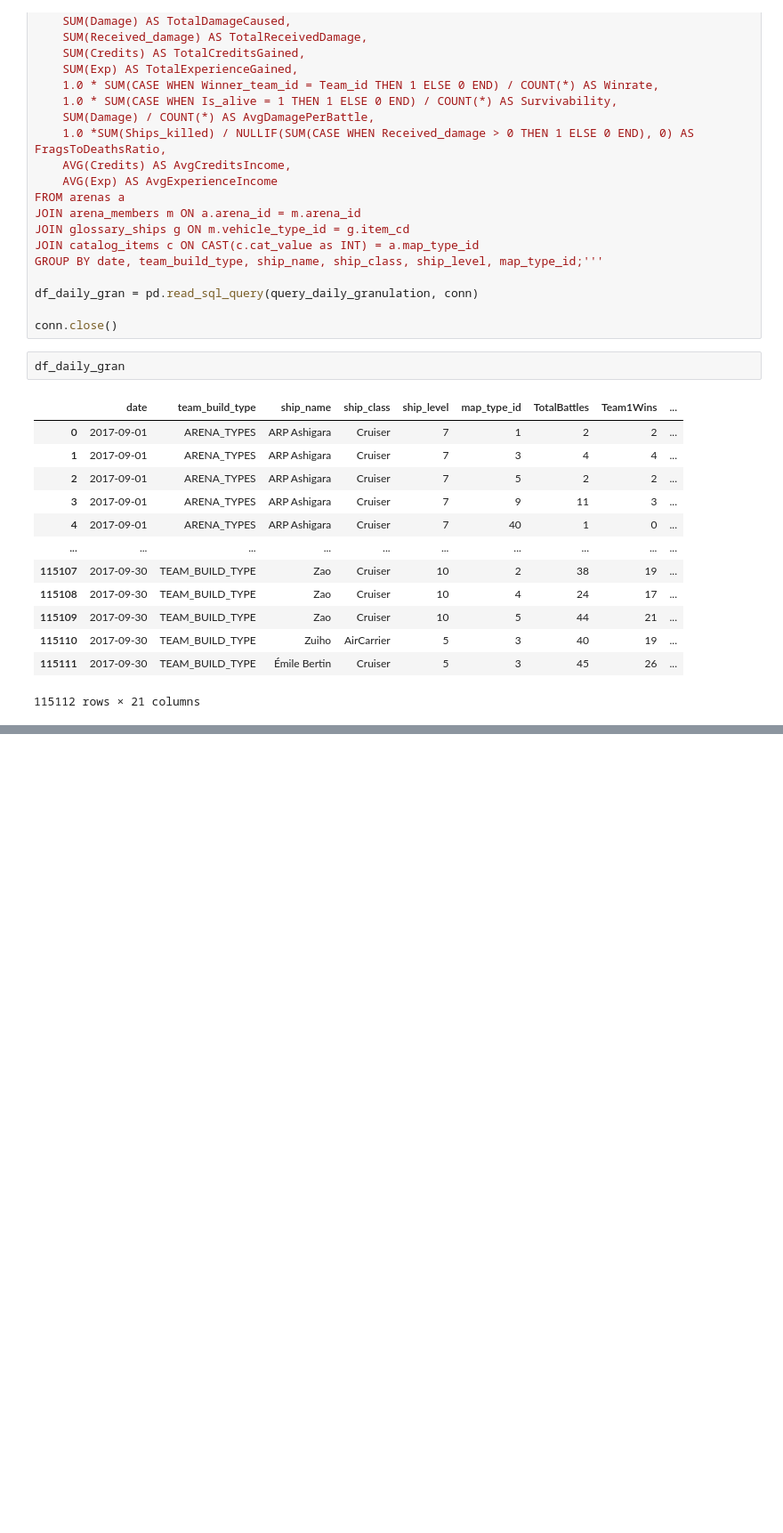
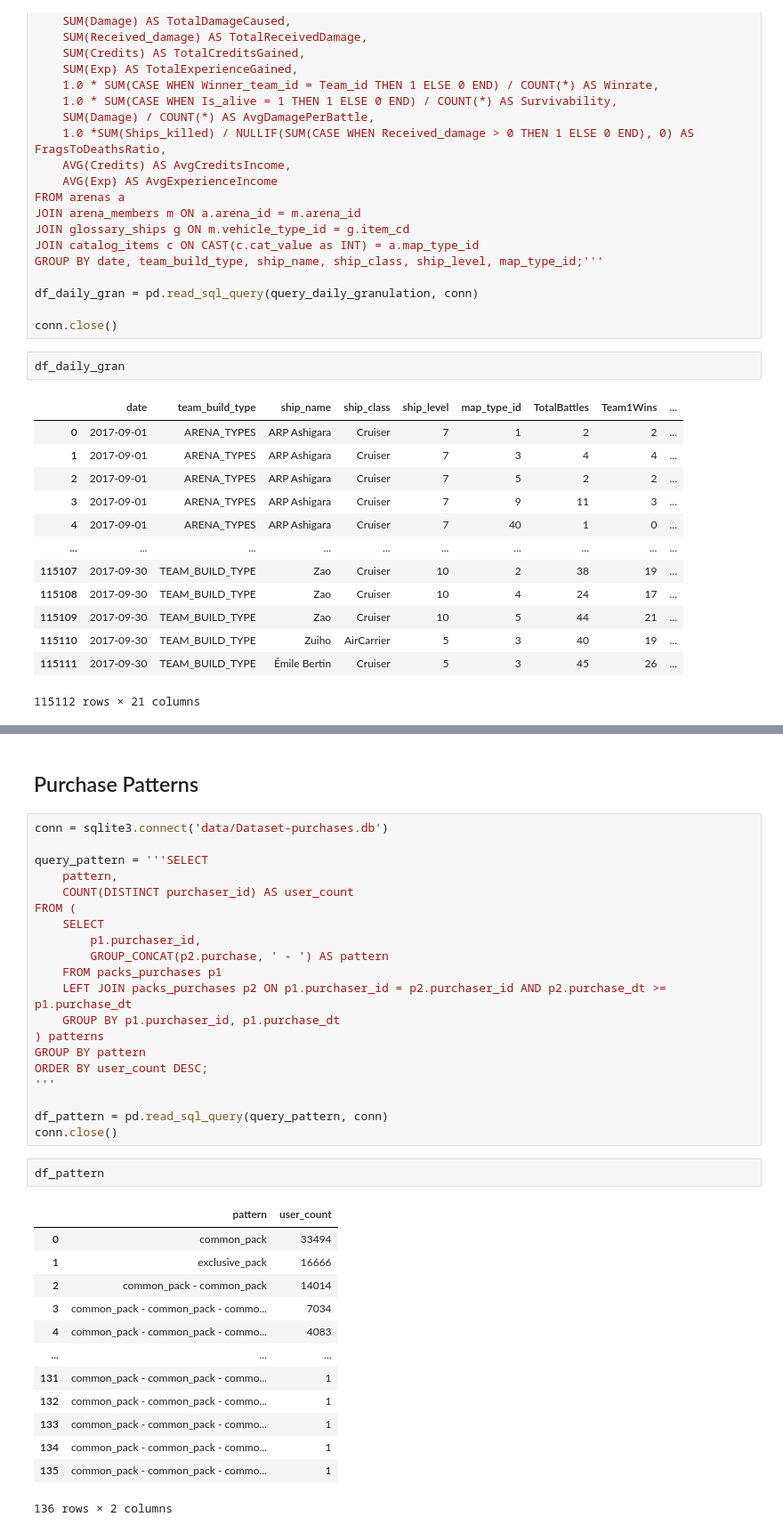
Before and after one commit to opqi/lestra_test, a Jupyter notebook: explore_data.ipynb, the cells around one changed output, grey strips where cells are left out. Shown: that part at 89% size. Saved outputs shown, nothing was run; the diff lists cells and outputs as text; blank space fills up the shorter version.

Commit message:
[add] packs purchase patterns

```diff
--- a/explore_data.ipynb
+++ b/explore_data.ipynb
@@ -145,0 +178,38 @@ df_daily_gran
+# %% [markdown]
+## Purchase Patterns
+# %%
+conn = sqlite3.connect('data/Dataset-purchases.db')
+
+query_pattern = '''SELECT
+    pattern,
+    COUNT(DISTINCT purchaser_id) AS user_count
+FROM (
+    SELECT
+        p1.purchaser_id,
+        GROUP_CONCAT(p2.purchase, ' - ') AS pattern
+    FROM packs_purchases p1
+    LEFT JOIN packs_purchases p2 ON p1.purchaser_id = p2.purchaser_id AND p2.purchase_dt >= p1.purchase_dt
+    GROUP BY p1.purchaser_id, p1.purchase_dt
+) patterns
+GROUP BY pattern
+ORDER BY user_count DESC;
+'''
+
+df_pattern = pd.read_sql_query(query_pattern, conn)
+conn.close()
+# %%
+df_pattern
+# %% [output]
+|  | pattern | user_count |
+| 0 | common_pack | 33494 |
+| 1 | exclusive_pack | 16666 |
+| 2 | common_pack - common_pack | 14014 |
+| 3 | common_pack - common_pack - commo... | 7034 |
+| 4 | common_pack - common_pack - commo... | 4083 |
+| ... | ... | ... |
+| 131 | common_pack - common_pack - commo... | 1 |
+| 132 | common_pack - common_pack - commo... | 1 |
+| 133 | common_pack - common_pack - commo... | 1 |
+| 134 | common_pack - common_pack - commo... | 1 |
+| 135 | common_pack - common_pack - commo... | 1 |
+136 rows × 2 columns
```
Also changed, not shown: parts of 6 cells of this notebook, 1 other file.
